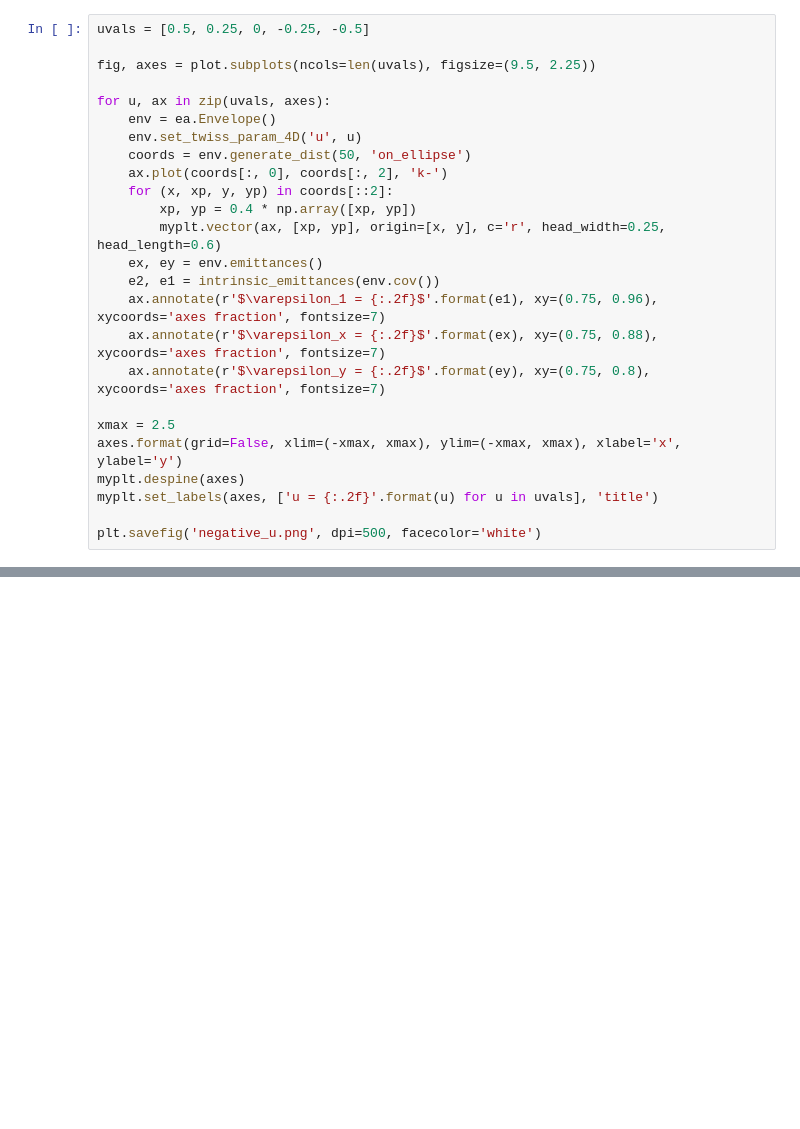
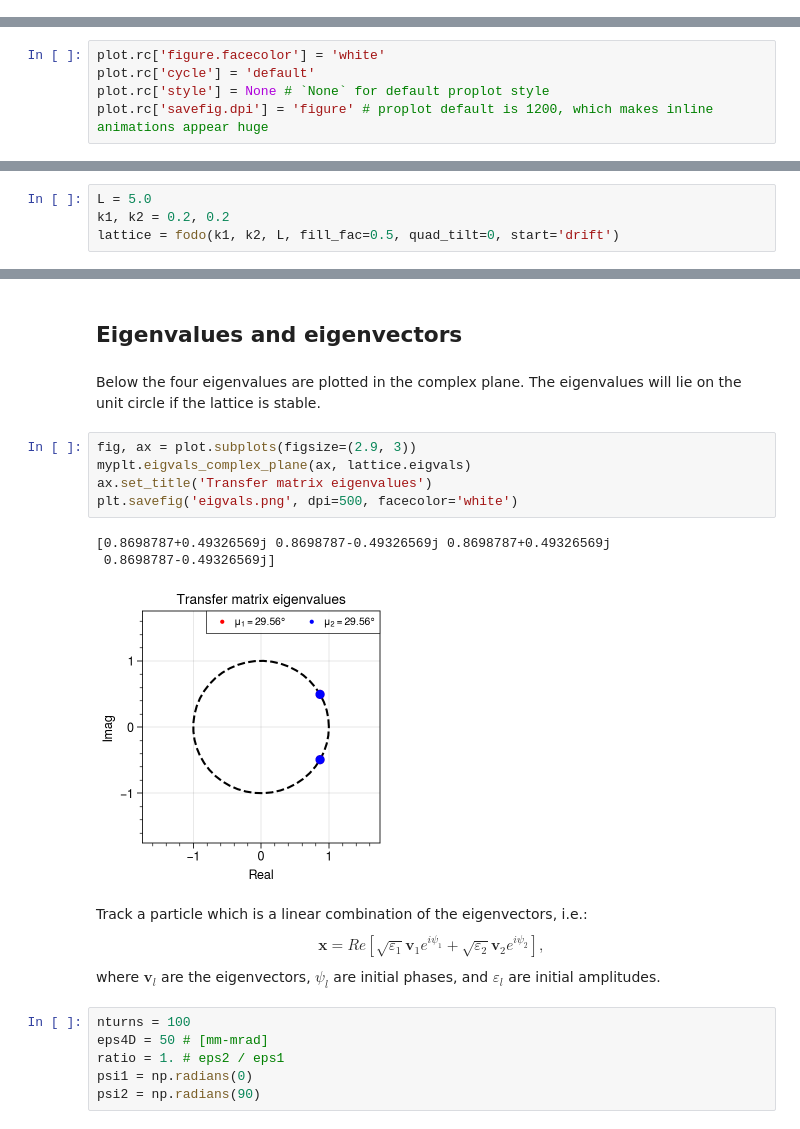
Before and after one commit to austin-hoover/accphys-tools, a Jupyter notebook: jupyter_notebooks/coupling.ipynb, the cells around one changed output, grey strips where cells are left out. Cells and saved outputs as stored; diff of their text form; blank space fills up the shorter version.

```diff
--- a/jupyter_notebooks/coupling.ipynb
+++ b/jupyter_notebooks/coupling.ipynb
@@ -48,25 +24,0 @@ apparent emittances: [1.5 0.5]
-# %%
-uvals = [0.5, 0.25, 0, -0.25, -0.5]
-
-fig, axes = plot.subplots(ncols=len(uvals), figsize=(9.5, 2.25))
-
-for u, ax in zip(uvals, axes):
-    env = ea.Envelope()
-    env.set_twiss_param_4D('u', u)
-    coords = env.generate_dist(50, 'on_ellipse')
-    ax.plot(coords[:, 0], coords[:, 2], 'k-')
-    for (x, xp, y, yp) in coords[::2]:
-        xp, yp = 0.4 * np.array([xp, yp])
-        myplt.vector(ax, [xp, yp], origin=[x, y], c='r', head_width=0.25, head_length=0.6)
-    ex, ey = env.emittances()
-    e2, e1 = intrinsic_emittances(env.cov())
-    ax.annotate(r'$\varepsilon_1 = {:.2f}$'.format(e1), xy=(0.75, 0.96), xycoords='axes fraction', fontsize=7)
-    ax.annotate(r'$\varepsilon_x = {:.2f}$'.format(ex), xy=(0.75, 0.88), xycoords='axes fraction', fontsize=7)
-    ax.annotate(r'$\varepsilon_y = {:.2f}$'.format(ey), xy=(0.75, 0.8), xycoords='axes fraction', fontsize=7)
-
-xmax = 2.5
-axes.format(grid=False, xlim=(-xmax, xmax), ylim=(-xmax, xmax), xlabel='x', ylabel='y')
-myplt.despine(axes)
-myplt.set_labels(axes, ['u = {:.2f}'.format(u) for u in uvals], 'title')
-
-plt.savefig('negative_u.png', dpi=500, facecolor='white')
@@ -99,0 +25,5 @@ ex, ey = 1.25, 0.25
+# %%
+plot.rc['figure.facecolor'] = 'white'
+plot.rc['cycle'] = 'default'
+plot.rc['style'] = None # `None` for default proplot style
+plot.rc['savefig.dpi'] = 'figure' # proplot default is 1200, which makes inline animations appear huge
@@ -99,0 +32,4 @@ ex, ey = 1.25, 0.25
+# %%
+L = 5.0
+k1, k2 = 0.2, 0.2
+lattice = fodo(k1, k2, L, fill_fac=0.5, quad_tilt=0, start='drift')
@@ -99,0 +60,25 @@ ex, ey = 1.25, 0.25
+# %% [markdown]
+## Eigenvalues and eigenvectors
+# %% [markdown]
+Below the four eigenvalues are plotted in the complex plane. The eigenvalues will lie on the unit circle if the lattice is stable.
+# %%
+fig, ax = plot.subplots(figsize=(2.9, 3))
+myplt.eigvals_complex_plane(ax, lattice.eigvals)
+ax.set_title('Transfer matrix eigenvalues')
+plt.savefig('eigvals.png', dpi=500, facecolor='white')
+# %% [output]
+[0.8698787+0.49326569j 0.8698787-0.49326569j 0.8698787+0.49326569j
+ 0.8698787-0.49326569j]
+[figure, added]
+# %% [markdown]
+Track a particle which is a linear combination of the eigenvectors, i.e.:
+$$
+\mathbf{x} = Re \left[ \sqrt{\varepsilon_1}\mathbf{v}_1 e^{i\psi_1} + \sqrt{\varepsilon_2}\mathbf{v}_2 e^{i\psi_2} \right],
+$$
+where $\mathbf{v}_l$ are the eigenvectors, $\psi_l$ are initial phases, and $\varepsilon_l$ are initial amplitudes.
+# %%
+nturns = 100
+eps4D = 50 # [mm-mrad]
+ratio = 1. # eps2 / eps1
+psi1 = np.radians(0)
+psi2 = np.radians(90)
```
Also changed, not shown: parts of 12 cells of this notebook.
